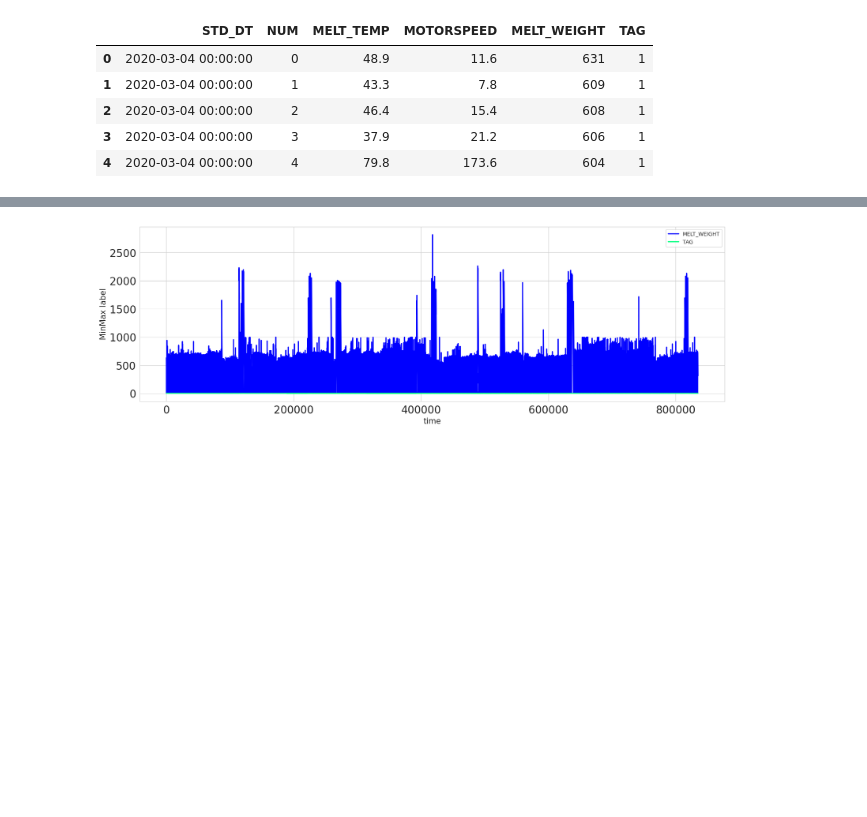
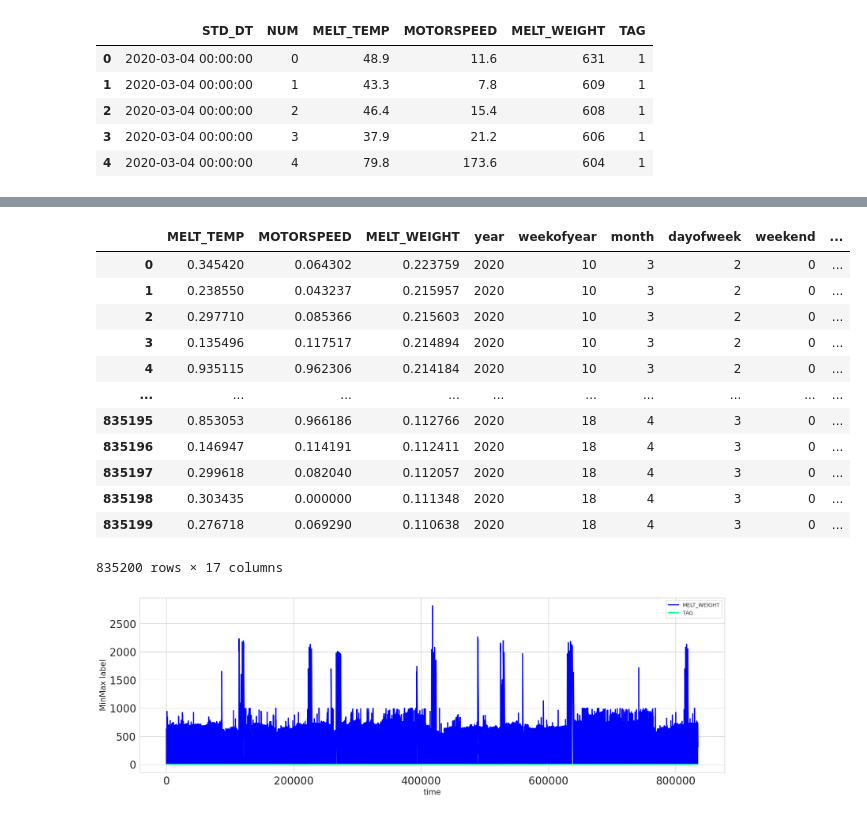
Before and after one commit to min0355/mx_competition, a Jupyter notebook: code/think_algorithm.ipynb, the cells around one changed output, grey strips where cells are left out. Drawn from its saved outputs; the diff is of its cells as text; code cells hidden in the pictures; blank space fills up the shorter version.

```diff
--- a/code/think_algorithm.ipynb
+++ b/code/think_algorithm.ipynb
@@ -341,0 +311,7 @@ class GreedyFeatureSelection:
+# %%
+features = [
+    f for f in df.columns if f not in ('STD_DT', 'NUM', 'TAG', 'year', 'weekofyear', 'month', 'dayofweek', 'weekend', ('NUM', ''))
+]
+df[features] = scaler.fit_transform(df[features])
+X = df.drop(['STD_DT', 'NUM', ('NUM', ''), 'TAG'], axis=1)
+y = df['TAG']
@@ -341,0 +320,9 @@ class GreedyFeatureSelection:
+# %%
+rf = ensemble.RandomForestClassifier(random_state=42)
+rfe = RFE(
+    estimator=rf,
+    n_features_to_select=5)
+
+rfe.fit(X, y)
+
+X_transformed = rfe.transform(X)
@@ -342,3 +340,19 @@ class GreedyFeatureSelection:
+# %%
+X
+# %% [output]
+|  | MELT_TEMP | MOTORSPEED | MELT_WEIGHT | year | weekofyear | month | dayofweek | weekend | ... |
+| 0 | 0.345420 | 0.064302 | 0.223759 | 2020 | 10 | 3 | 2 | 0 | ... |
+| 1 | 0.238550 | 0.043237 | 0.215957 | 2020 | 10 | 3 | 2 | 0 | ... |
+| 2 | 0.297710 | 0.085366 | 0.215603 | 2020 | 10 | 3 | 2 | 0 | ... |
+| 3 | 0.135496 | 0.117517 | 0.214894 | 2020 | 10 | 3 | 2 | 0 | ... |
+| 4 | 0.935115 | 0.962306 | 0.214184 | 2020 | 10 | 3 | 2 | 0 | ... |
+| ... | ... | ... | ... | ... | ... | ... | ... | ... | ... |
+| 835195 | 0.853053 | 0.966186 | 0.112766 | 2020 | 18 | 4 | 3 | 0 | ... |
+| 835196 | 0.146947 | 0.114191 | 0.112411 | 2020 | 18 | 4 | 3 | 0 | ... |
+| 835197 | 0.299618 | 0.082040 | 0.112057 | 2020 | 18 | 4 | 3 | 0 | ... |
+| 835198 | 0.303435 | 0.000000 | 0.111348 | 2020 | 18 | 4 | 3 | 0 | ... |
+| 835199 | 0.276718 | 0.069290 | 0.110638 | 2020 | 18 | 4 | 3 | 0 | ... |
+835200 rows × 17 columns
 # %%
 # 데이터 수정 이 후
 df[['MELT_WEIGHT', 'TAG']].plot(kind='line', figsize=(20,6), linewidth=2, fontsize=20, colormap='winter')
```
Also changed, not shown: parts of 26 cells of this notebook.
